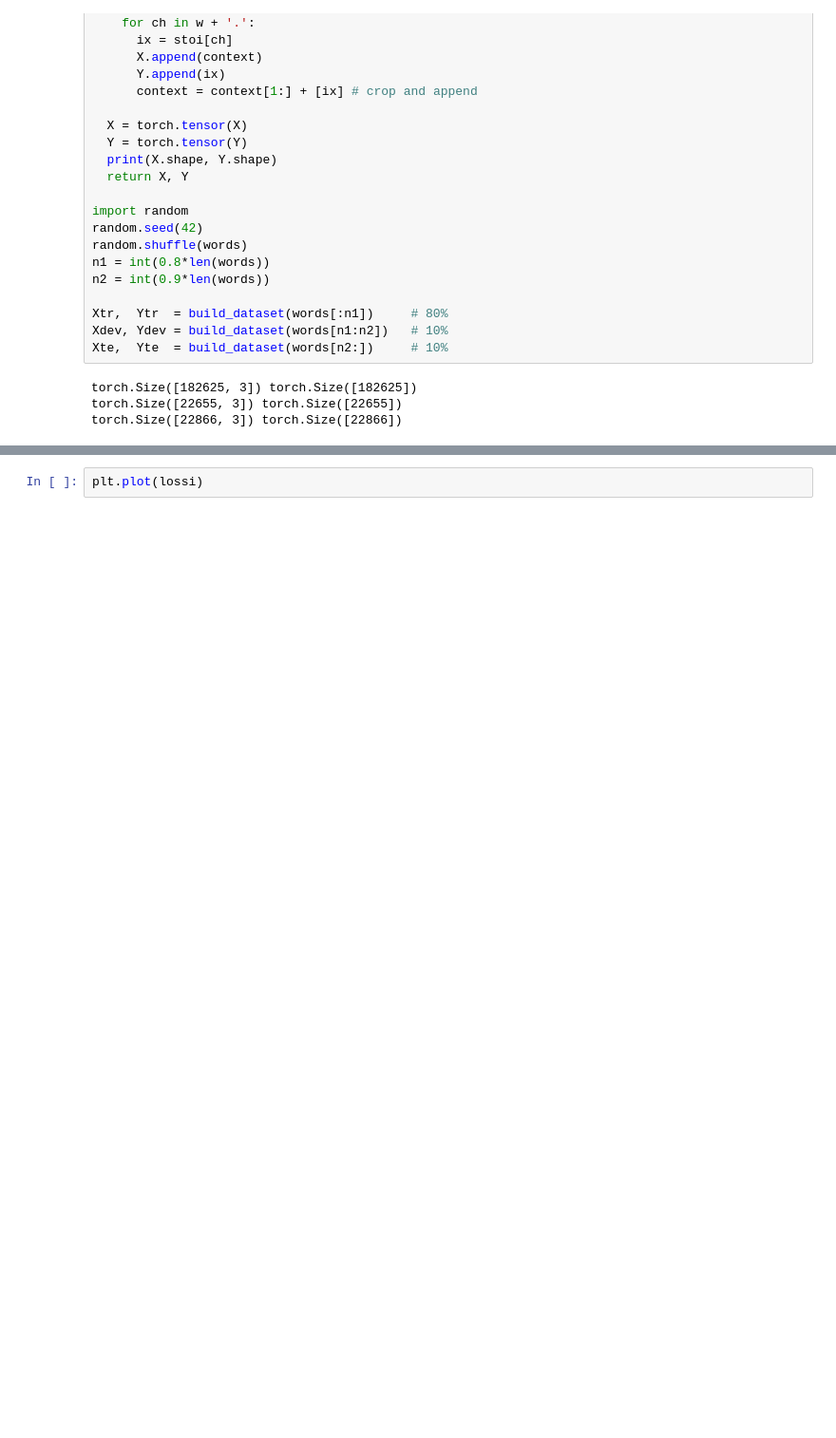
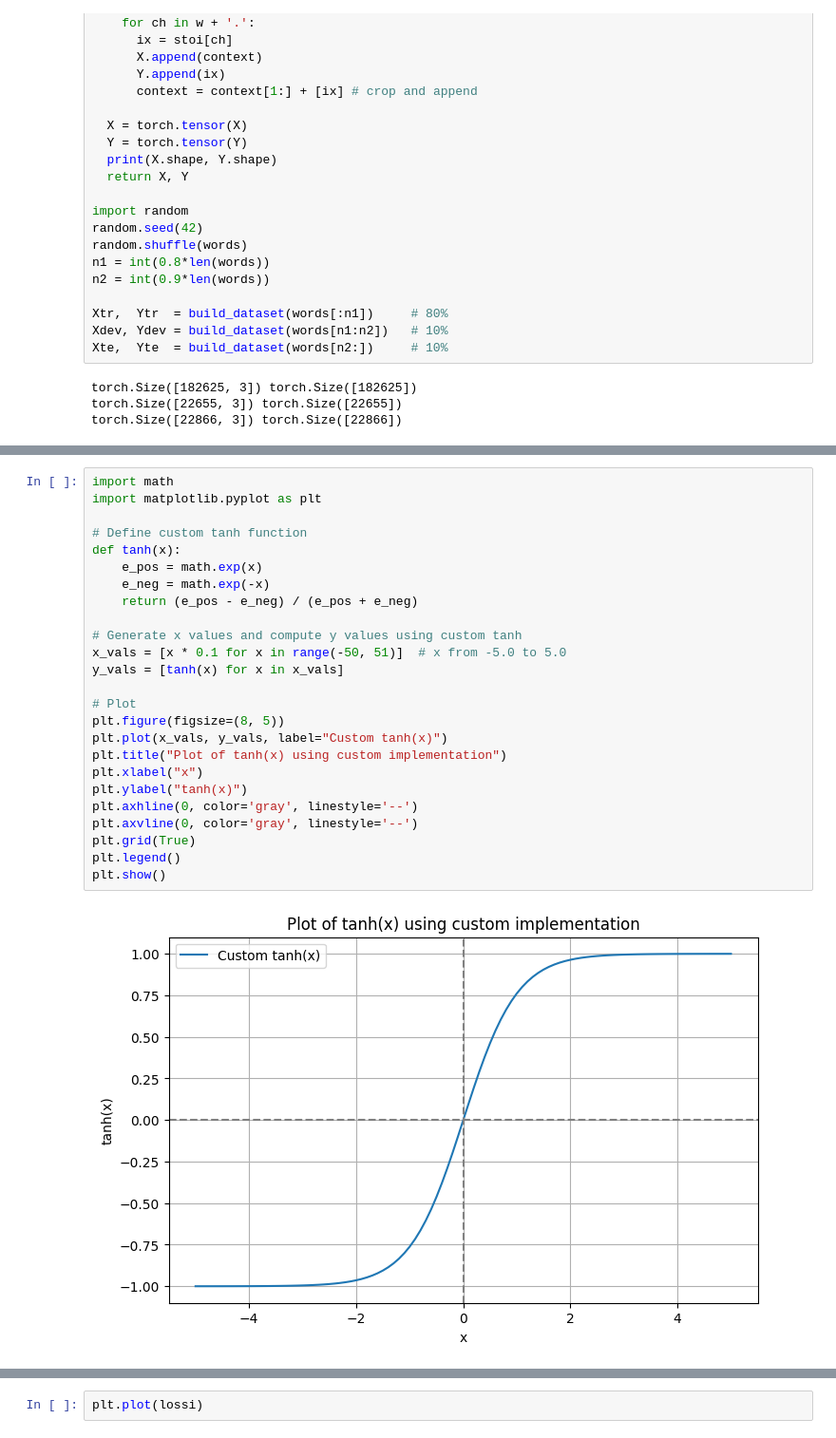
Before and after one commit to Charanvardhan/nnZeroToHero, a Jupyter notebook: MakeMore/IntroducingBatchNormalisation.ipynb, the cells around one changed output, grey strips where cells are left out. Shown at 95% size. Cells and saved outputs as stored; diff of their text form; blank space fills up the shorter version.

```diff
--- a/MakeMore/IntroducingBatchNormalisation.ipynb
+++ b/MakeMore/IntroducingBatchNormalisation.ipynb
@@ -130,3 +141,30 @@ tensor([ -2.3527,  36.4366, -10.7306,   5.7165,  18.6409, -11.6998,  -2.1991,
+# %%
+import math
+import matplotlib.pyplot as plt
+
+# Define custom tanh function
+def tanh(x):
+    e_pos = math.exp(x)
+    e_neg = math.exp(-x)
+    return (e_pos - e_neg) / (e_pos + e_neg)
+
+# Generate x values and compute y values using custom tanh
+x_vals = [x * 0.1 for x in range(-50, 51)]  # x from -5.0 to 5.0
+y_vals = [tanh(x) for x in x_vals]
+
+# Plot
+plt.figure(figsize=(8, 5))
+plt.plot(x_vals, y_vals, label="Custom tanh(x)")
+plt.title("Plot of tanh(x) using custom implementation")
+plt.xlabel("x")
+plt.ylabel("tanh(x)")
+plt.axhline(0, color='gray', linestyle='--')
+plt.axvline(0, color='gray', linestyle='--')
+plt.grid(True)
+plt.legend()
+plt.show()
+# %% [output]
+[figure, added]
 # %%
 @torch.no_grad() # this decorator disables gradient tracking
 def split_loss(split):
```
Also changed, not shown: parts of 7 cells of this notebook.
